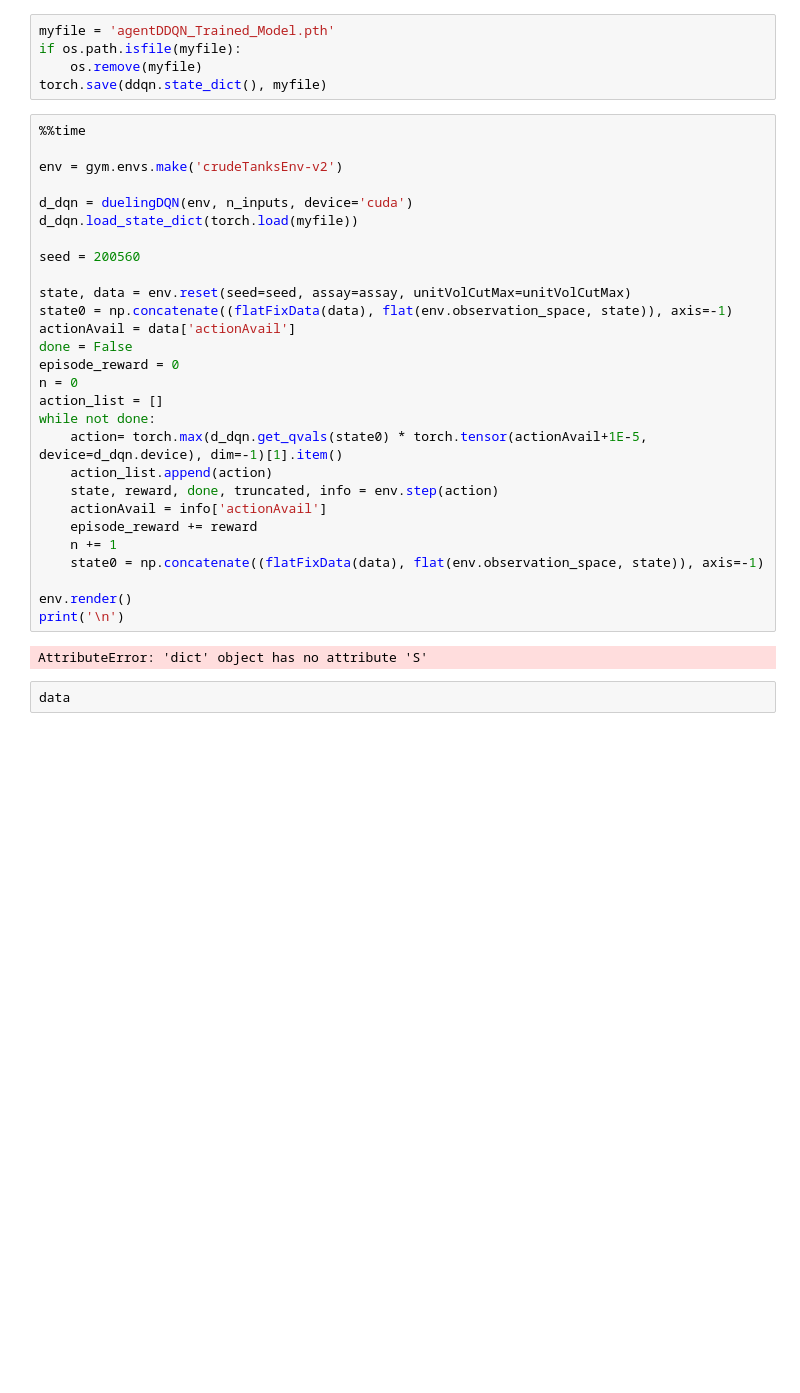
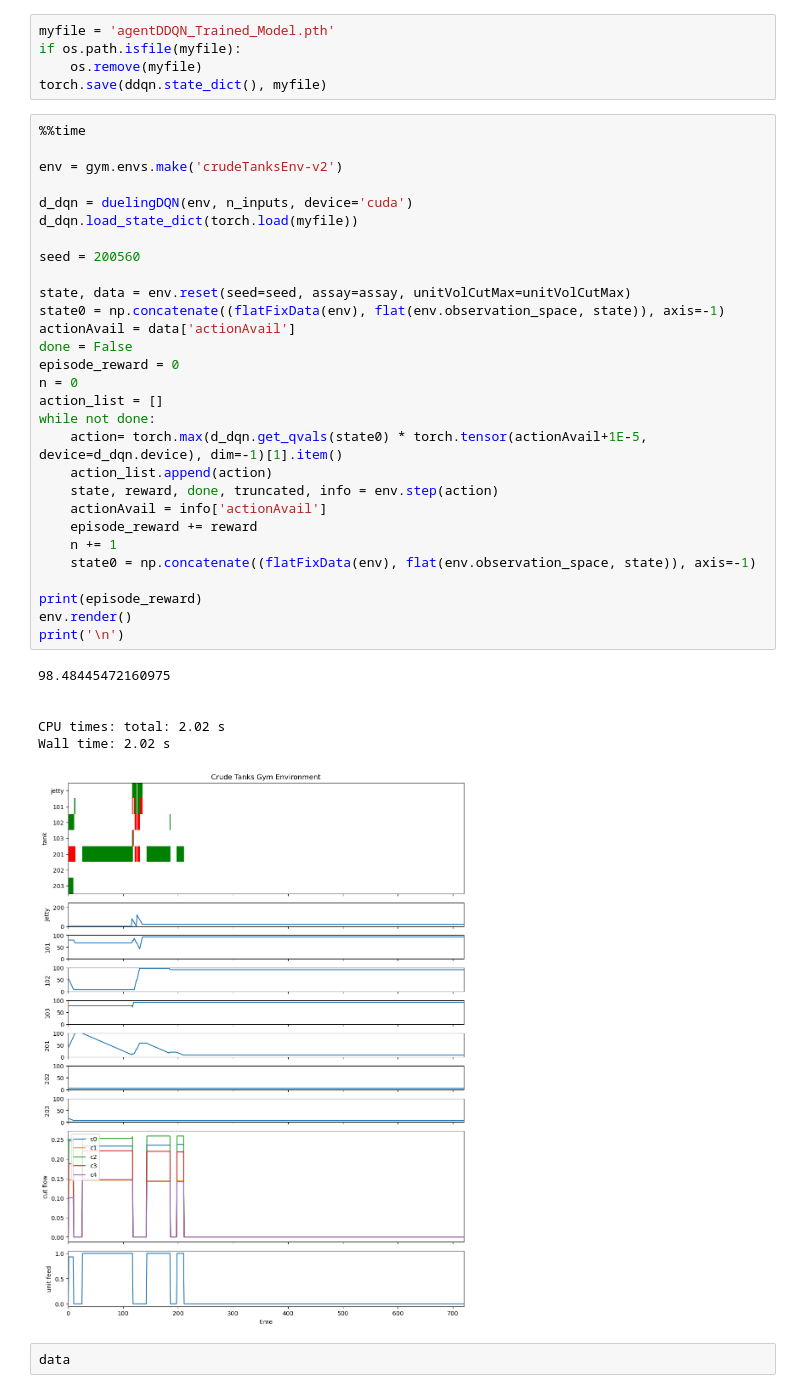
Before and after one commit to BaltiBoix/Scheduling, a Jupyter notebook: crudeSched_DuelingDQN.ipynb, the cells around one changed output. Drawn from its saved outputs; the diff is of its cells as text; blank space fills up the shorter version.

```diff
--- a/crudeSched_DuelingDQN.ipynb
+++ b/crudeSched_DuelingDQN.ipynb
@@ -469,33 +469,39 @@ torch.save(ddqn.state_dict(), myfile)
 # %%
 %%time
 
 env = gym.envs.make('crudeTanksEnv-v2')
 
 d_dqn = duelingDQN(env, n_inputs, device='cuda')
 d_dqn.load_state_dict(torch.load(myfile))
 
 seed = 200560
 
 state, data = env.reset(seed=seed, assay=assay, unitVolCutMax=unitVolCutMax)
-state0 = np.concatenate((flatFixData(data), flat(env.observation_space, state)), axis=-1)
+state0 = np.concatenate((flatFixData(env), flat(env.observation_space, state)), axis=-1)
 actionAvail = data['actionAvail']
 done = False
 episode_reward = 0
 n = 0
 action_list = []
 while not done:
     action= torch.max(d_dqn.get_qvals(state0) * torch.tensor(actionAvail+1E-5, device=d_dqn.device), dim=-1)[1].item()
     action_list.append(action)
     state, reward, done, truncated, info = env.step(action)
     actionAvail = info['actionAvail']
     episode_reward += reward
     n += 1
-    state0 = np.concatenate((flatFixData(data), flat(env.observation_space, state)), axis=-1)
+    state0 = np.concatenate((flatFixData(env), flat(env.observation_space, state)), axis=-1)
 
+print(episode_reward)
 env.render()
 print('\n')
 # %% [output]
-AttributeError: 'dict' object has no attribute 'S'
+98.48445472160975
+
+
+CPU times: total: 2.02 s
+Wall time: 2.02 s
+[figure, added]
 # %%
 data
 # %% [output]
```
Also changed, not shown: parts of 8 cells of this notebook, 3 other files.
